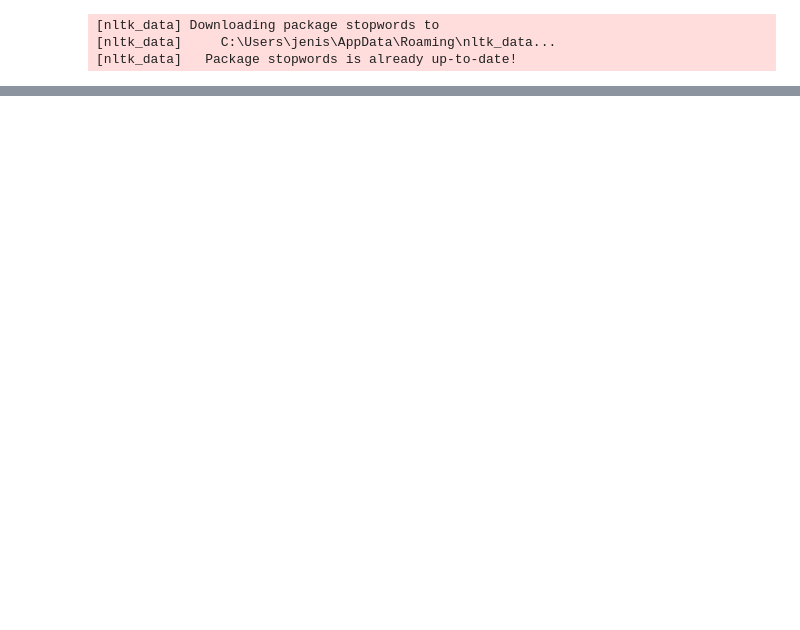
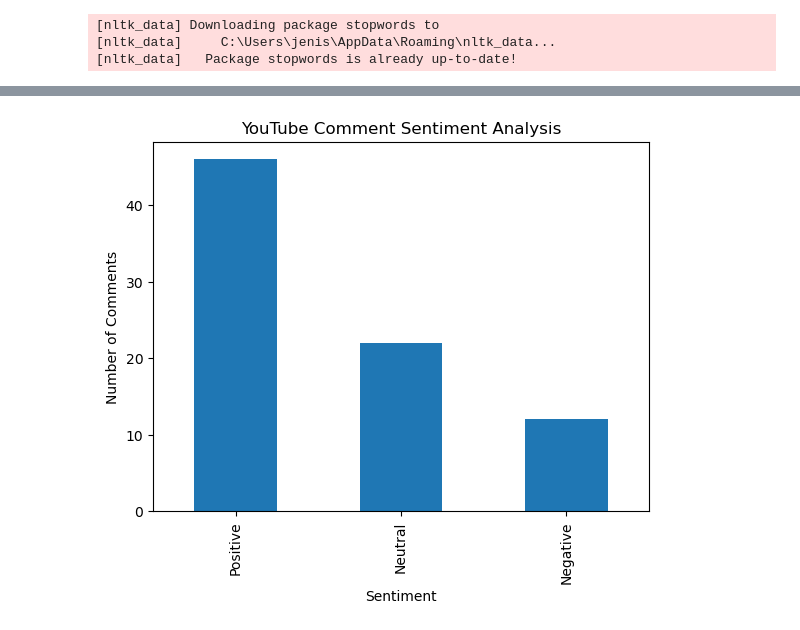
Before and after one commit to sheryyll/SingleVersionOfTruth, a Jupyter notebook: lab3.ipynb, the cells around one changed output, grey strips where cells are left out. Saved outputs shown, nothing was run; the diff lists cells and outputs as text; code cells hidden in the pictures; blank space fills up the shorter version.

```diff
--- a/lab3.ipynb
+++ b/lab3.ipynb
@@ -125,0 +129,14 @@ df.head(5)
+# %%
+from textblob import TextBlob
+
+def get_sentiment(text):
+    polarity = TextBlob(text).sentiment.polarity
+    if polarity > 0:
+        return "Positive"
+    elif polarity < 0:
+        return "Negative"
+    else:
+        return "Neutral"
+# %%
+df["sentiment"] = df["Cleaned"].apply(get_sentiment)
+df.head()
@@ -125,0 +150,11 @@ df.head(5)
+# %%
+import matplotlib.pyplot as plt
+
+sentiment_counts = df["sentiment"].value_counts()
+sentiment_counts.plot(kind="bar")
+plt.title("YouTube Comment Sentiment Analysis")
+plt.xlabel("Sentiment")
+plt.ylabel("Number of Comments")
+plt.show()
+# %% [output]
+[figure, added]
```
Also changed, not shown: parts of 7 cells of this notebook.
